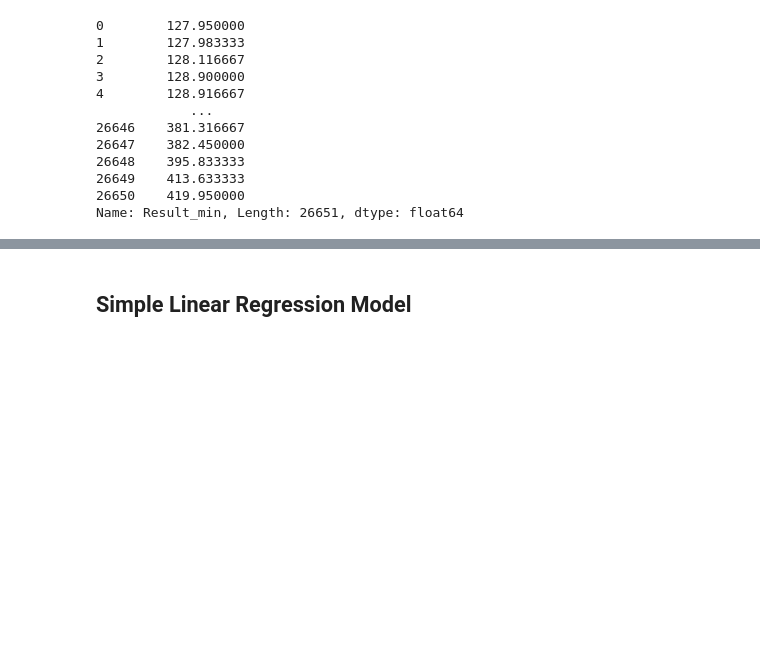
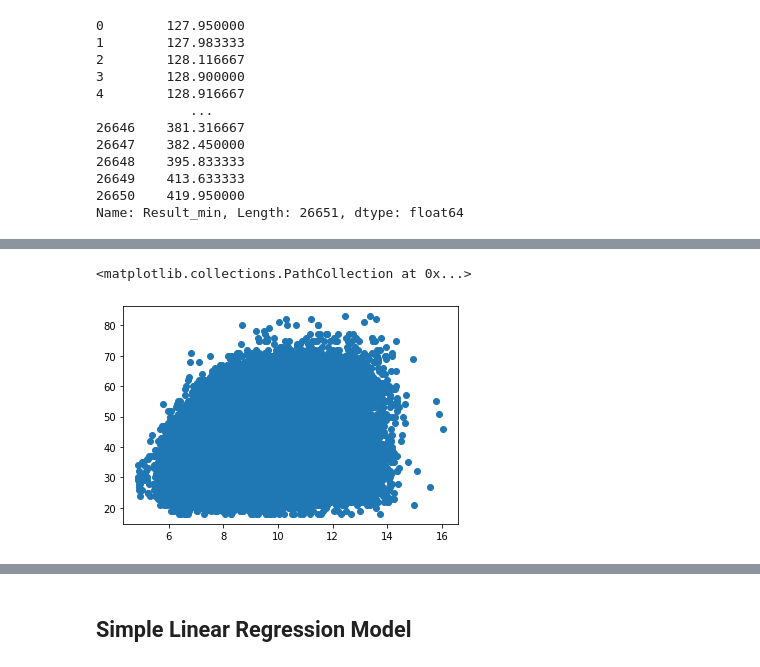
Before and after one commit to Shubhammer7/Boston_Marathon_Statistical_Analysis, a Jupyter notebook: statical_analysis_marathon.ipynb, the cells around one changed output, grey strips where cells are left out. Drawn from its saved outputs; the diff is of its cells as text; code cells hidden in the pictures; blank space fills up the shorter version.

```diff
--- a/statical_analysis_marathon.ipynb
+++ b/statical_analysis_marathon.ipynb
@@ -409,4 +423,7 @@ df_mar19['Result_min']
 26650    419.950000
 Name: Result_min, Length: 26651, dtype: float64
 # %%
-#Pace in
+#Pace of all participants in the 2019 marathon
+
+df_mar19['Pace'] = df_mar19['Result_min'] / 26.2
+print("The pace of all the participants in the 2019 marathon is",df_mar19['Pace'])
@@ -412,0 +459,12 @@ Name: Result_min, Length: 26651, dtype: float64
+# %%
+#How did the age influence the pace?
+
+age = df_mar19['Age']
+pace_15 = df_mar['Pace']
+pace_19 = df_mar19['Pace']
+mins = df_mar19['Result_min']
+
+plt.scatter(pace,age)
+# %% [output]
+<matplotlib.collections.PathCollection at 0x...>
+[figure, added]
```
Also changed, not shown: parts of 8 cells of this notebook.
